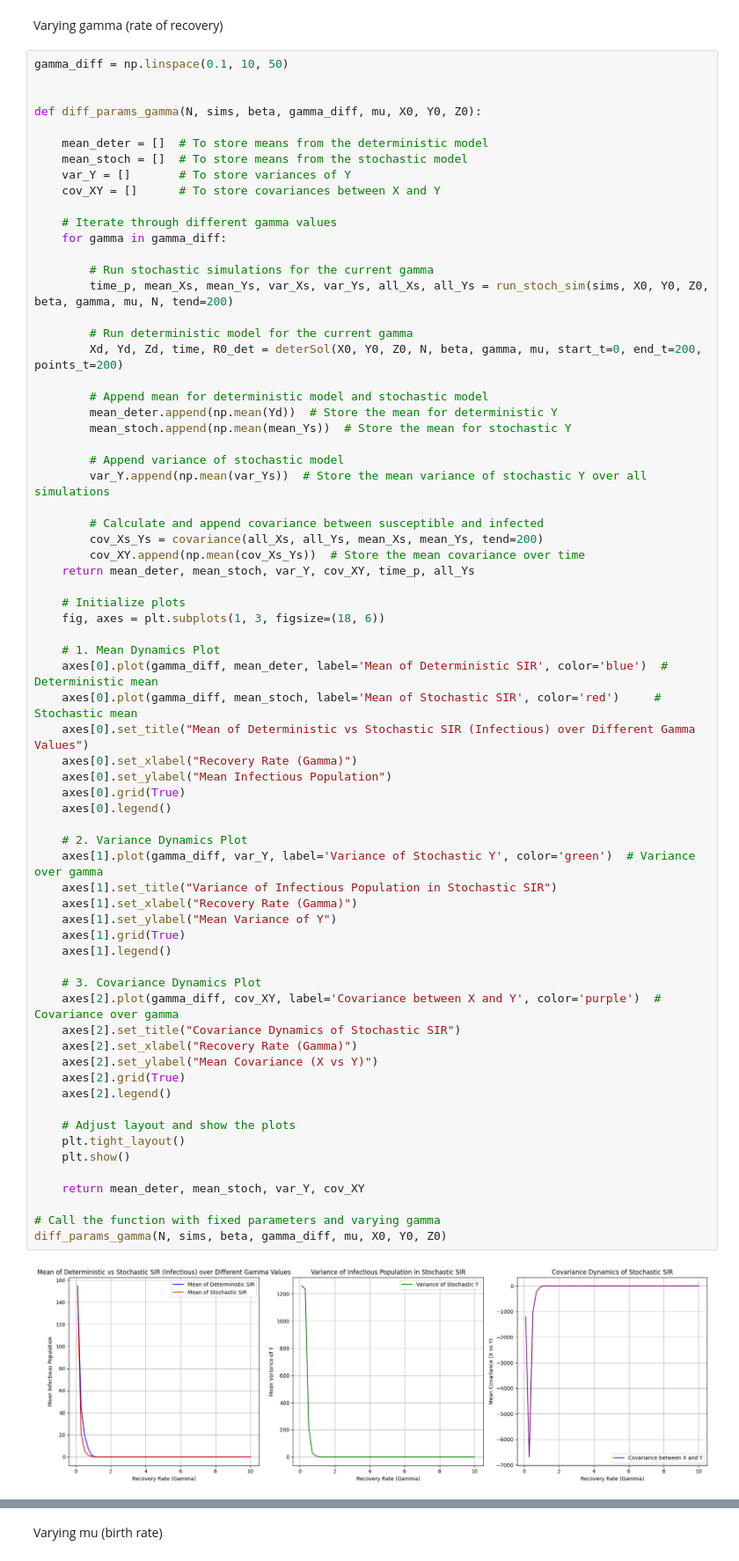
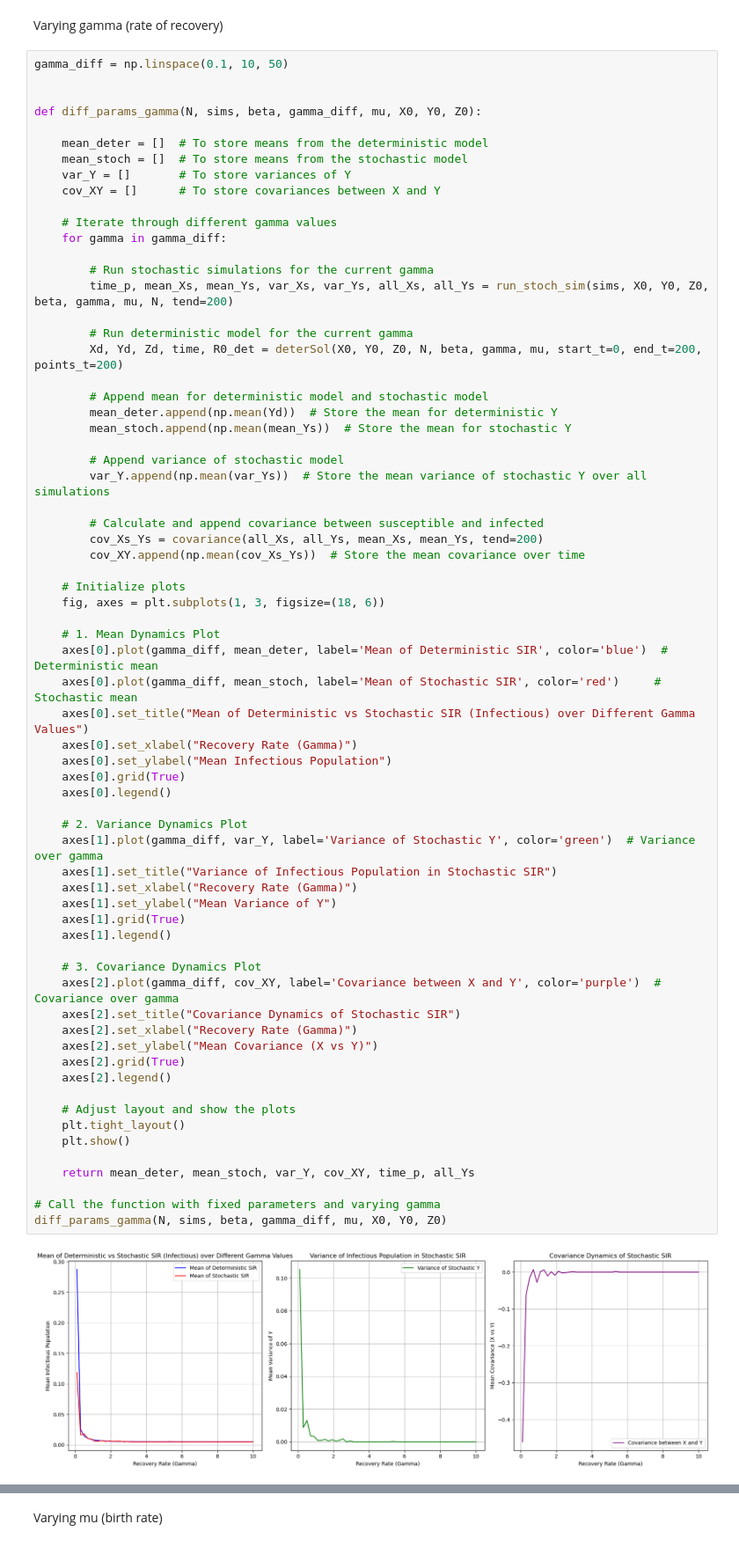
Before and after one commit to zoeazra/CLS-Ass-2, a Jupyter notebook: assignment 2.ipynb, the cells around one changed output, grey strips where cells are left out. Shown at 88% size. Cells and saved outputs as stored; diff of their text form.

```diff
--- a/assignment 2.ipynb
+++ b/assignment 2.ipynb
@@ -604,7 +646,6 @@ def diff_params_gamma(N, sims, beta, gamma_diff, mu, X0, Y0, Z0):
         # Calculate and append covariance between susceptible and infected
         cov_Xs_Ys = covariance(all_Xs, all_Ys, mean_Xs, mean_Ys, tend=200)
         cov_XY.append(np.mean(cov_Xs_Ys))  # Store the mean covariance over time
-    return mean_deter, mean_stoch, var_Y, cov_XY, time_p, all_Ys
 
     # Initialize plots
     fig, axes = plt.subplots(1, 3, figsize=(18, 6))
@@ -615,32 +656,32 @@ def diff_params_gamma(N, sims, beta, gamma_diff, mu, X0, Y0, Z0):
     axes[0].set_title("Mean of Deterministic vs Stochastic SIR (Infectious) over Different Gamma Values")
     axes[0].set_xlabel("Recovery Rate (Gamma)")
     axes[0].set_ylabel("Mean Infectious Population")
     axes[0].grid(True)
     axes[0].legend()
 
     # 2. Variance Dynamics Plot
     axes[1].plot(gamma_diff, var_Y, label='Variance of Stochastic Y', color='green')  # Variance over gamma
     axes[1].set_title("Variance of Infectious Population in Stochastic SIR")
     axes[1].set_xlabel("Recovery Rate (Gamma)")
     axes[1].set_ylabel("Mean Variance of Y")
     axes[1].grid(True)
     axes[1].legend()
 
     # 3. Covariance Dynamics Plot
     axes[2].plot(gamma_diff, cov_XY, label='Covariance between X and Y', color='purple')  # Covariance over gamma
     axes[2].set_title("Covariance Dynamics of Stochastic SIR")
     axes[2].set_xlabel("Recovery Rate (Gamma)")
     axes[2].set_ylabel("Mean Covariance (X vs Y)")
     axes[2].grid(True)
     axes[2].legend()
 
     # Adjust layout and show the plots
     plt.tight_layout()
     plt.show()
 
-    return mean_deter, mean_stoch, var_Y, cov_XY
+    return mean_deter, mean_stoch, var_Y, cov_XY, time_p, all_Ys
 
 # Call the function with fixed parameters and varying gamma
 diff_params_gamma(N, sims, beta, gamma_diff, mu, X0, Y0, Z0)
 # %% [output]
-[figure, old version]
+[figure, new version]
```
Also changed, not shown: parts of 10 cells of this notebook.
